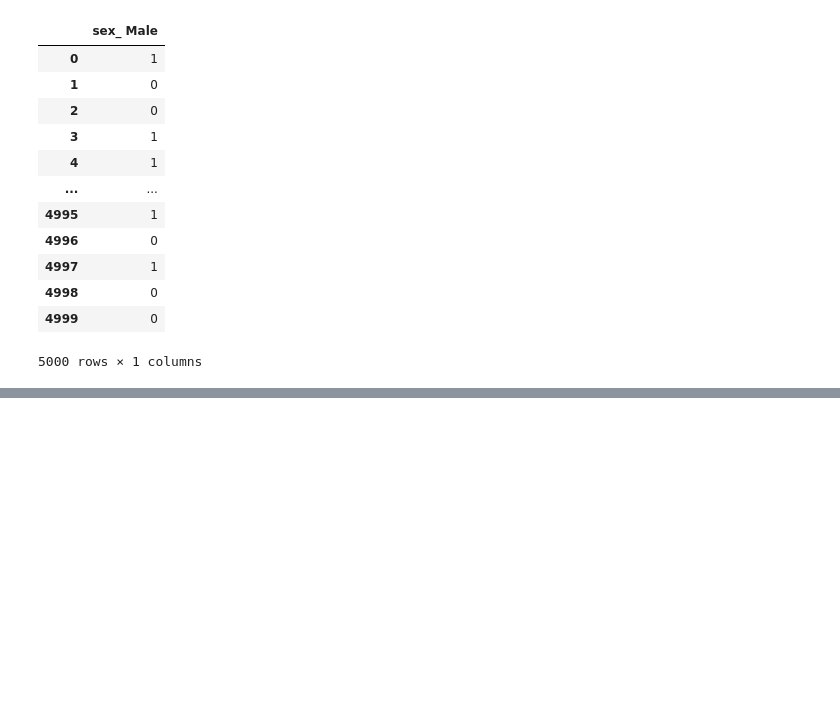
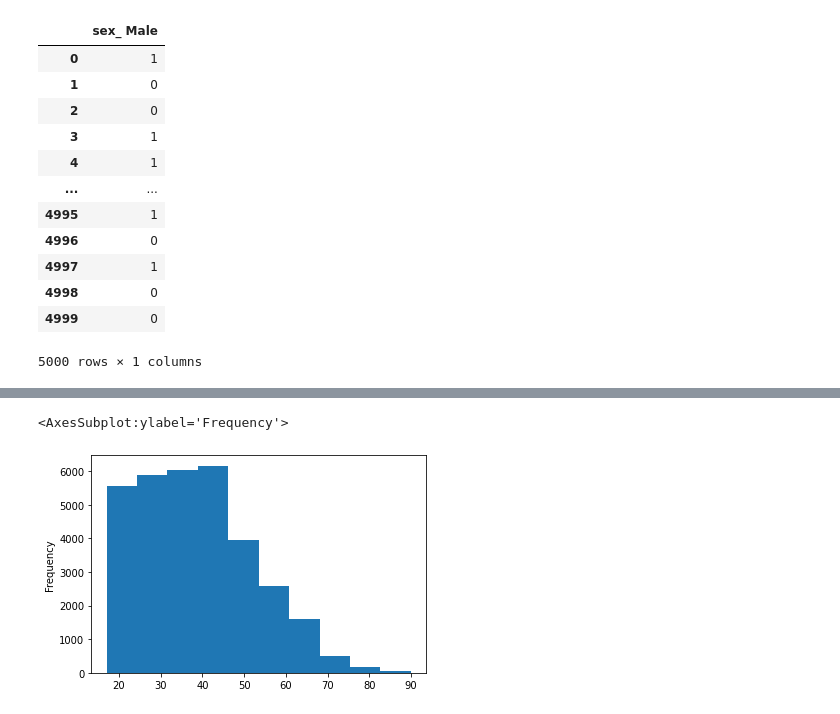
Before and after one commit to dhesse/IN-STK5000-Notebooks-2020, a Jupyter notebook: notebooks/Lecture 02.ipynb, the cells around one changed output, grey strips where cells are left out. Cells and saved outputs as stored; diff of their text form; code cells hidden in the pictures; blank space fills up the shorter version.

```diff
--- a/notebooks/Lecture 02.ipynb
+++ b/notebooks/Lecture 02.ipynb
@@ -219,0 +327,5 @@ transfromed_features
+# %%
+df['age'].plot.hist()
+# %% [output]
+<AxesSubplot:ylabel='Frequency'>
+[figure, added]
```
Also changed, not shown: parts of 40 cells of this notebook.
